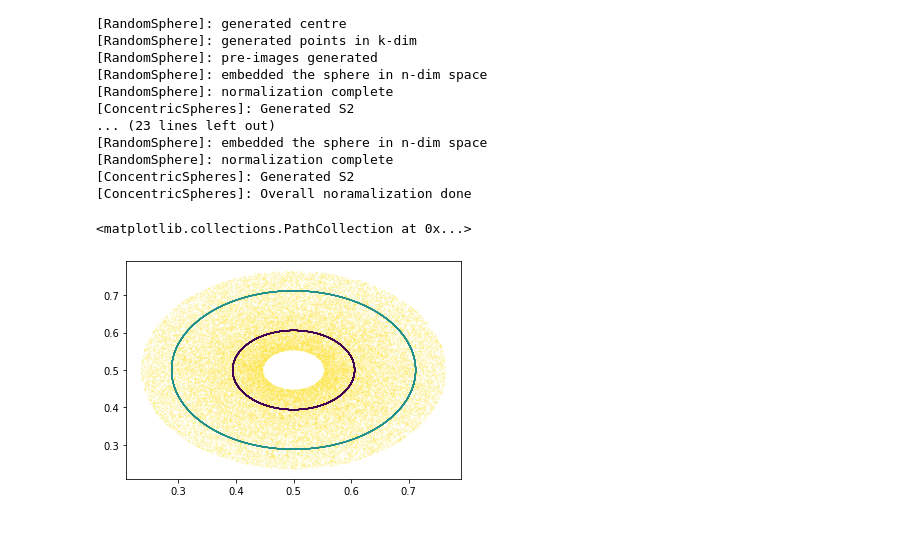
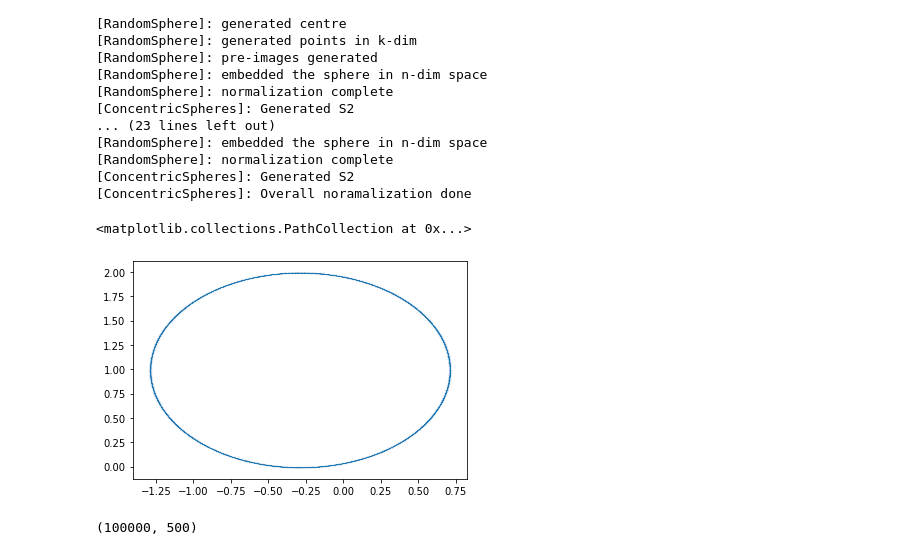
Before and after one commit to microsoft/distance-learner, a Jupyter notebook: notebooks/Playground.ipynb, the cells around one changed output. Drawn from its saved outputs; the diff is of its cells as text; code cells hidden in the pictures.

```diff
--- a/notebooks/Playground.ipynb
+++ b/notebooks/Playground.ipynb
@@ -549,14 +549,18 @@ train_set, val_set, test_set = ConcentricSpheres.make_train_val_test_splits()
 # %%
 import matplotlib.pyplot as plt
 
-plt.scatter(train_set.normed_all_points[:, 0].numpy(), train_set.normed_all_points[:, 1].numpy(), s=0.01, c=train_set.class_labels.numpy())
-# plt.scatter(train_set.all_points[:, 0].numpy(), train_set.all_points[:, 1].numpy(), s=0.01)
+# plt.scatter(train_set.normed_all_points[:, 0].numpy(), train_set.normed_all_points[:, 1].numpy(), s=0.01, c=train_set.class_labels.numpy())
+# plt.scatter(train_set.[:, 0].numpy(), train_set.all_points[:, 1].numpy(), s=0.01)
 
-# plt.scatter(train_set.S1.genattrs.normed_points_n[:, 0].numpy(), train_set.S1.genattrs.normed_points_n[:, 1].numpy(), s=0.01)
+plt.scatter(train_set.S1.genattrs.points_n_tr_[:, 0], train_set.S1.genattrs.points_n_tr_[:, 1], s=0.0001)
 # plt.scatter(train_set.S2.genattrs.normed_points_n[:, 0].numpy(), train_set.S2.genattrs.normed_points_n[:, 1].numpy(), s=0.01)
 # %% [output]
 <matplotlib.collections.PathCollection at 0x...>
-[figure, old version]
+[figure, new version]
+# %%
+train_set.S1.genattrs.points_n_tr_.shape
+# %% [output]
+(100000, 500)
 # %%
 (train_set.all_points // train_set.norm_factor) - train_set.anchor + train_set.fix_center
 # %%
```
Also changed, not shown: parts of 4 cells of this notebook, 18 other files.
